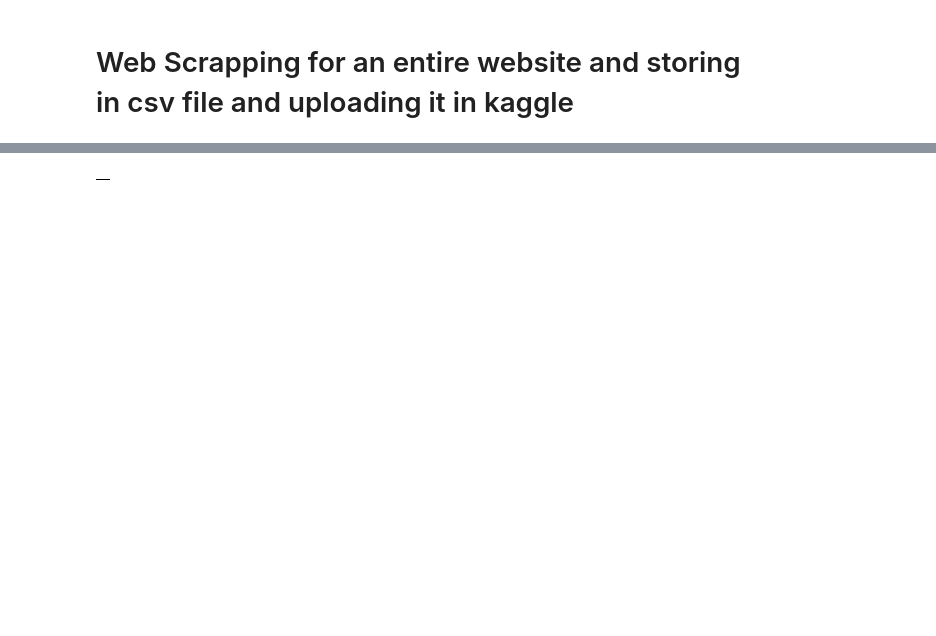
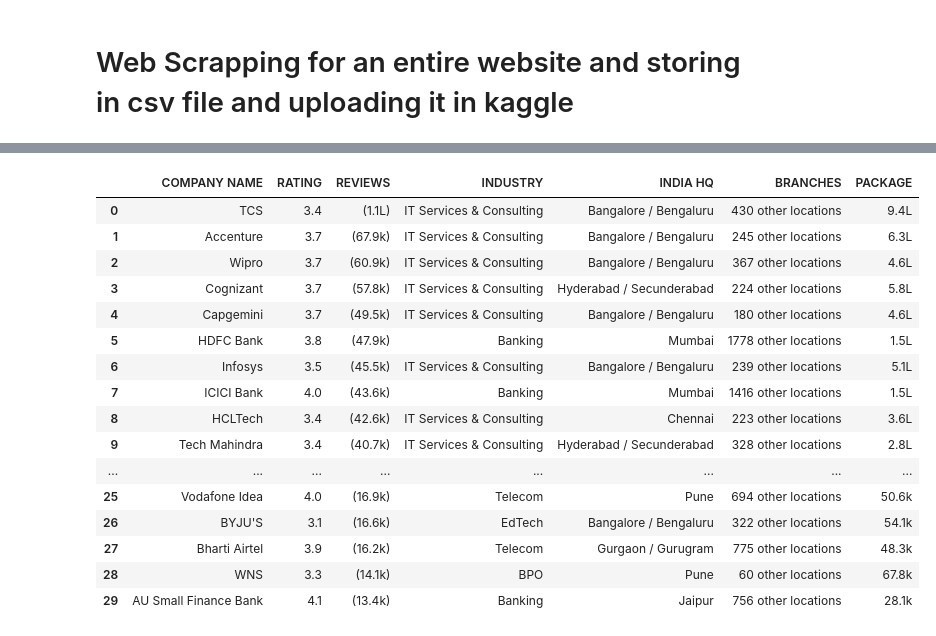
Before and after one commit to Ashura369/python, a Jupyter notebook: 1 jupyter workspace lecture/sklearn library/5_1 web scrapping for an entire website.ipynb, the cells around one changed output, grey strips where cells are left out. Saved outputs shown, nothing was run; the diff lists cells and outputs as text; code cells hidden in the pictures; blank space fills up the shorter version.

```diff
--- a/1 jupyter workspace lecture/sklearn library/5_1 web scrapping for an entire website.ipynb
+++ b/1 jupyter workspace lecture/sklearn library/5_1 web scrapping for an entire website.ipynb
@@ -98,4 +119,20 @@ None
 # %%
-data.head(10)
+data.head(30)
 # %% [output]
-|  |
+|  | COMPANY NAME | RATING | REVIEWS | INDUSTRY | INDIA HQ | BRANCHES | PACKAGE |
+| 0 | TCS | 3.4 | (1.1L) | IT Services & Consulting | Bangalore / Bengaluru | 430 other locations | 9.4L |
+| 1 | Accenture | 3.7 | (67.9k) | IT Services & Consulting | Bangalore / Bengaluru | 245 other locations | 6.3L |
+| 2 | Wipro | 3.7 | (60.9k) | IT Services & Consulting | Bangalore / Bengaluru | 367 other locations | 4.6L |
+| 3 | Cognizant | 3.7 | (57.8k) | IT Services & Consulting | Hyderabad / Secunderabad | 224 other locations | 5.8L |
+| 4 | Capgemini | 3.7 | (49.5k) | IT Services & Consulting | Bangalore / Bengaluru | 180 other locations | 4.6L |
+| 5 | HDFC Bank | 3.8 | (47.9k) | Banking | Mumbai | 1778 other locations | 1.5L |
+| 6 | Infosys | 3.5 | (45.5k) | IT Services & Consulting | Bangalore / Bengaluru | 239 other locations | 5.1L |
+| 7 | ICICI Bank | 4.0 | (43.6k) | Banking | Mumbai | 1416 other locations | 1.5L |
+| 8 | HCLTech | 3.4 | (42.6k) | IT Services & Consulting | Chennai | 223 other locations | 3.6L |
+| 9 | Tech Mahindra | 3.4 | (40.7k) | IT Services & Consulting | Hyderabad / Secunderabad | 328 other locations | 2.8L |
+| ... | ... | ... | ... | ... | ... | ... | ... |
+| 25 | Vodafone Idea | 4.0 | (16.9k) | Telecom | Pune | 694 other locations | 50.6k |
+| 26 | BYJU'S | 3.1 | (16.6k) | EdTech | Bangalore / Bengaluru | 322 other locations | 54.1k |
+| 27 | Bharti Airtel | 3.9 | (16.2k) | Telecom | Gurgaon / Gurugram | 775 other locations | 48.3k |
+| 28 | WNS | 3.3 | (14.1k) | BPO | Pune | 60 other locations | 67.8k |
+| 29 | AU Small Finance Bank | 4.1 | (13.4k) | Banking | Jaipur | 756 other locations | 28.1k |
```
Also changed, not shown: parts of 1 cell of this notebook, 8 other files.
